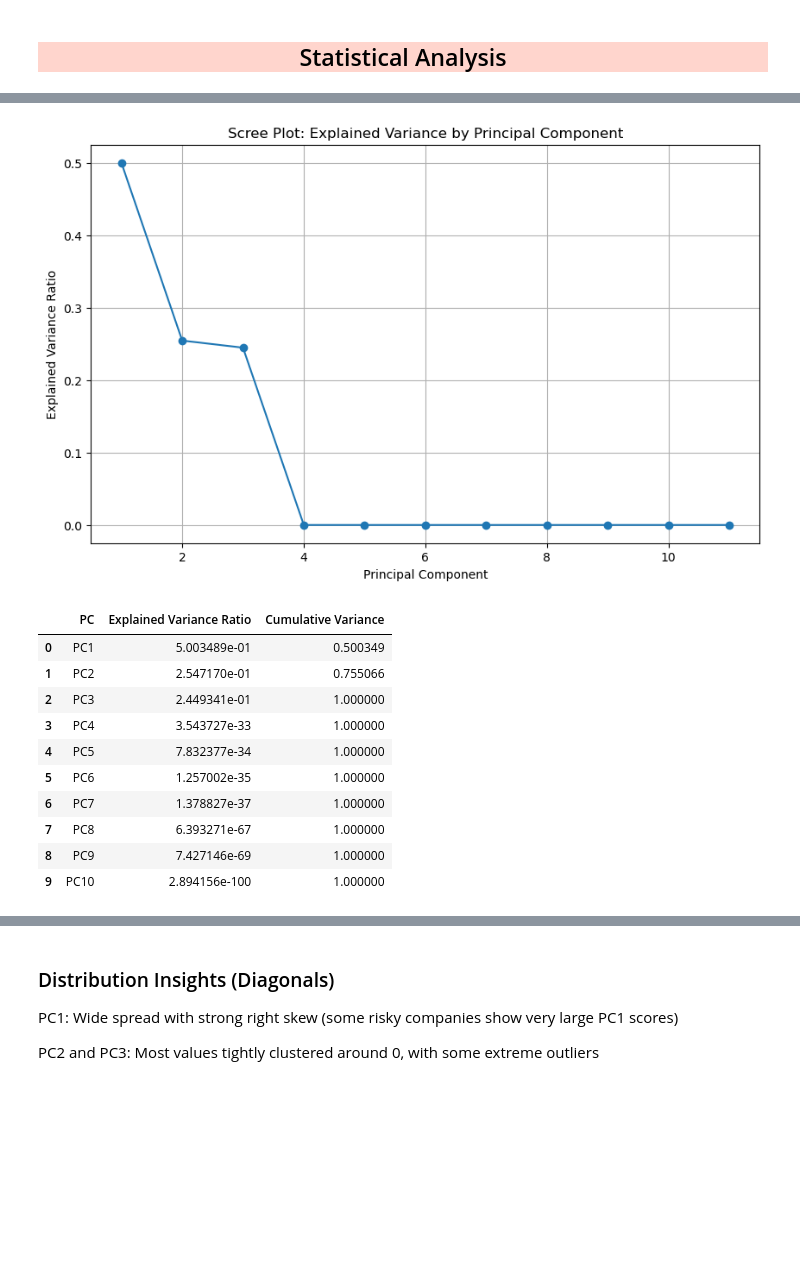
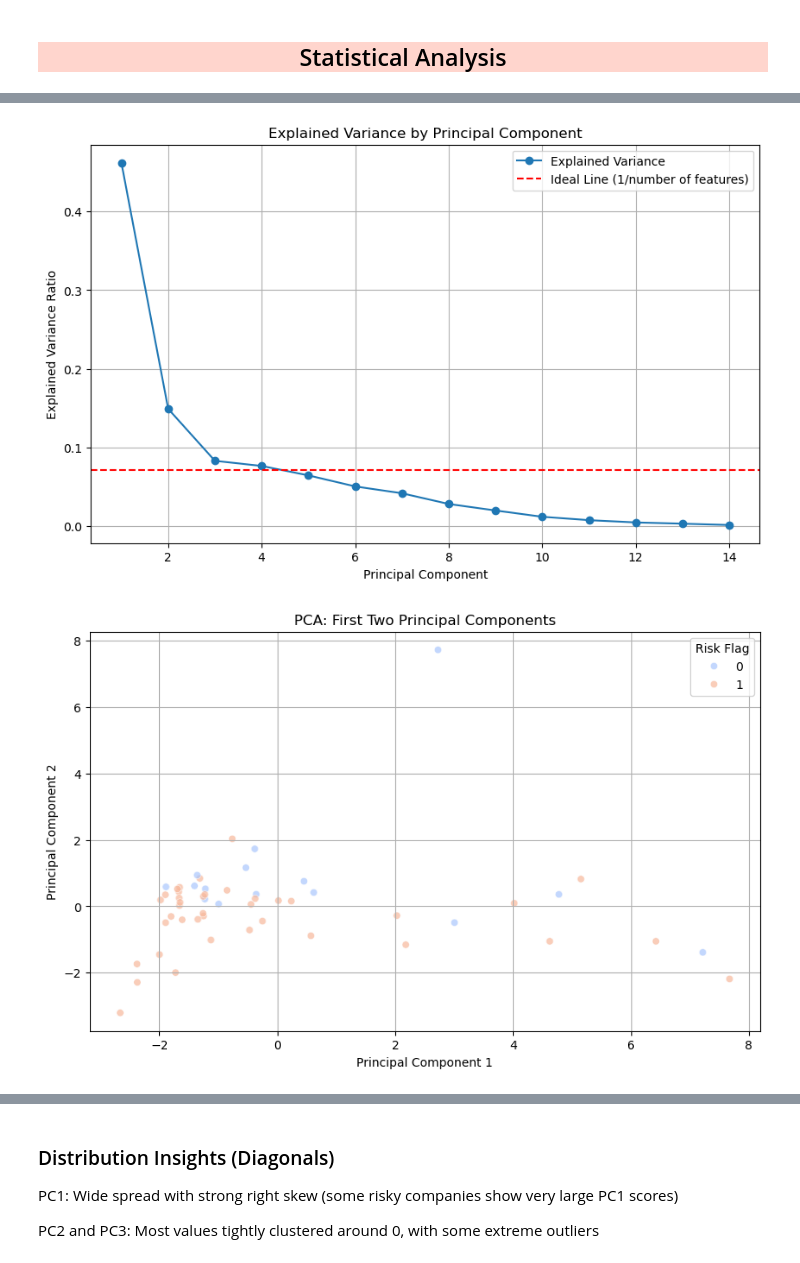
Before and after one commit to NataliaStekolnikova/credit-analysis-dashboard, a Jupyter notebook: notebooks/extracting-financial-10-k-reports-via-sec-edgar-db.ipynb, the cells around one changed output, grey strips where cells are left out. Saved outputs shown, nothing was run; the diff lists cells and outputs as text; code cells hidden in the pictures; blank space fills up the shorter version.

```diff
--- a/notebooks/extracting-financial-10-k-reports-via-sec-edgar-db.ipynb
+++ b/notebooks/extracting-financial-10-k-reports-via-sec-edgar-db.ipynb
@@ -272,8 +241,8 @@ num.describe()
 | 50% | 2.022123e+07 | 0.000000e+00 | 0.000000e+00 | 4.181603e+06 | 0.000000e+00 | 1.000000e+00 | 0.000000e+00 | 0.000000e+00 | -3.000000e+00 |
 | 75% | 2.023123e+07 | 4.000000e+00 | 0.000000e+00 | 9.900000e+07 | 0.000000e+00 | 2.000000e+00 | 1.095891e-02 | 0.000000e+00 | -3.000000e+00 |
 | max | 2.923093e+07 | 1.280000e+02 | 6.500000e+01 | 4.244000e+17 | 2.121900e+04 | 9.000000e+00 | 4.986310e-01 | 1.500000e+01 | 3.276700e+04 |
-# %%
-num['value'] = num['value'].fillna(0) * 10**num['dcml'].fillna(0)
+# %%
+num['value'] = num['value'].apply(lambda x: round(x, 2) if pd.notnull(x) else x)
 # %%
 num.head(5)
 # %% [output]
@@ -991,54 +1015,68 @@ plt.show()
 # %%
 from sklearn.decomposition import PCA
 from sklearn.preprocessing import StandardScaler
+import matplotlib.pyplot as plt
+import seaborn as sns
 
+# Define the features and target
 features = [
     'Net Income', 'Total Assets', 'Shareholder Equity', 'Cash From Ops', 'Revenue',
     'Accounts Receivable (Current)', 'Accounts Payable (Current)', 'Accrued Liabilities (Current)',
-    'Additional Paid-in Capital',
+    'Additional Paid-in Capital', 'ROI', 'ROE', 'ROA',
     'Amortization of Intangibles', 'Share-based Compensation Expense'
 ]
+target = 'Risk Flag'
 
-df = edf[features].dropna()
-
-# Check if the DataFrame is empty after dropping missing values
-if df.empty:
-    raise ValueError("The DataFrame is empty after dropping rows with missing values. Ensure the selected features have sufficient data.")
+# Drop rows with missing values in the selected features and target
+df = edf[features + [target]].dropna()
 
 # Standardize the features
 scaler = StandardScaler()
-scaled_data = scaler.fit_transform(df)
+scaled_features = scaler.fit_transform(df[features])
 
 # Apply PCA
 pca = PCA()
-pca_data = pca.fit_transform(scaled_data)
+pca_data = pca.fit_transform(scaled_features)
 
-# Create a Scree plot (explained variance)
+# Create a DataFrame for the PCA results
+pca_df = pd.DataFrame(pca_data, columns=[f'PC{i+1}' for i in range(pca_data.shape[1])])
+pca_df[target] = df[target].values
+
+# Plot the explained variance ratio
 plt.figure(figsize=(10, 6))
-plt.plot(range(1, len(pca.explained_variance_ratio_)+1), pca.explained_variance_ratio_, marker='o')
-plt.title('Scree Plot: Explained Variance by Principal Component')
+plt.plot(range(1, len(pca.explained_variance_ratio_)+1), pca.explained_variance_ratio_, marker='o', label='Explained Variance')
+plt.axhline(y=1/len(features), color='r', linestyle='--', label='Ideal Line (1/number of features)')
+plt.title('Explained Variance by Principal Component')
 plt.xlabel('Principal Component')
 plt.ylabel('Explained Variance Ratio')
+plt.legend()
 plt.grid(True)
 plt.show()
 
-# Check how much variance is explained
-explained_var = pd.DataFrame({
-    'PC': [f'PC{i+1}' for i in range(len(pca.explained_variance_ratio_))],
+# Visualize the first two principal components with respect to the Risk Flag
+plt.figure(figsize=(10, 6))
+sns.scatterplot(data=pca_df, x='PC1', y='PC2', hue=target, palette='coolwarm', alpha=0.7)
+plt.title('PCA: First Two Principal Components')
+plt.xlabel('Principal Component 1')
+plt.ylabel('Principal Component 2')
+plt.legend(title='Risk Flag')
+plt.grid(True)
+plt.show()
+
+# Create a table summarizing the PCA results
+explained_variance = pd.DataFrame({
+    'Principal Component': [f'PC{i+1}' for i in range(len(pca.explained_variance_ratio_))],
     'Explained Variance Ratio': pca.explained_variance_ratio_,
-    'Cumulative Variance': pca.explained_variance_ratio_.cumsum()
+    'Cumulative Explained Variance': pca.explained_variance_ratio_.cumsum()
 })
-explained_var.head(10)
+
+# Display the table
+print("\n--- PCA Explained Variance Table ---")
+print(explained_variance)
+
+# Highlight the number of components needed to explain at least 95% of the variance
+components_needed = (explained_variance['Cumulative Explained Variance'] >= 0.95).idxmax() + 1
+print(f"\nNumber of components needed to explain at least 95% of the variance: {components_needed}")
 # %% [output]
-[figure, old version]
+[figure, new version]
-|  | PC | Explained Variance Ratio | Cumulative Variance |
-| 0 | PC1 | 5.003489e-01 | 0.500349 |
-| 1 | PC2 | 2.547170e-01 | 0.755066 |
-| 2 | PC3 | 2.449341e-01 | 1.000000 |
-| 3 | PC4 | 3.543727e-33 | 1.000000 |
-| 4 | PC5 | 7.832377e-34 | 1.000000 |
-| 5 | PC6 | 1.257002e-35 | 1.000000 |
-| 6 | PC7 | 1.378827e-37 | 1.000000 |
-| 7 | PC8 | 6.393271e-67 | 1.000000 |
-| 8 | PC9 | 7.427146e-69 | 1.000000 |
-| 9 | PC10 | 2.894156e-100 | 1.000000 |
+[figure, added]
```
Also changed, not shown: parts of 66 cells of this notebook, 1 other file.
